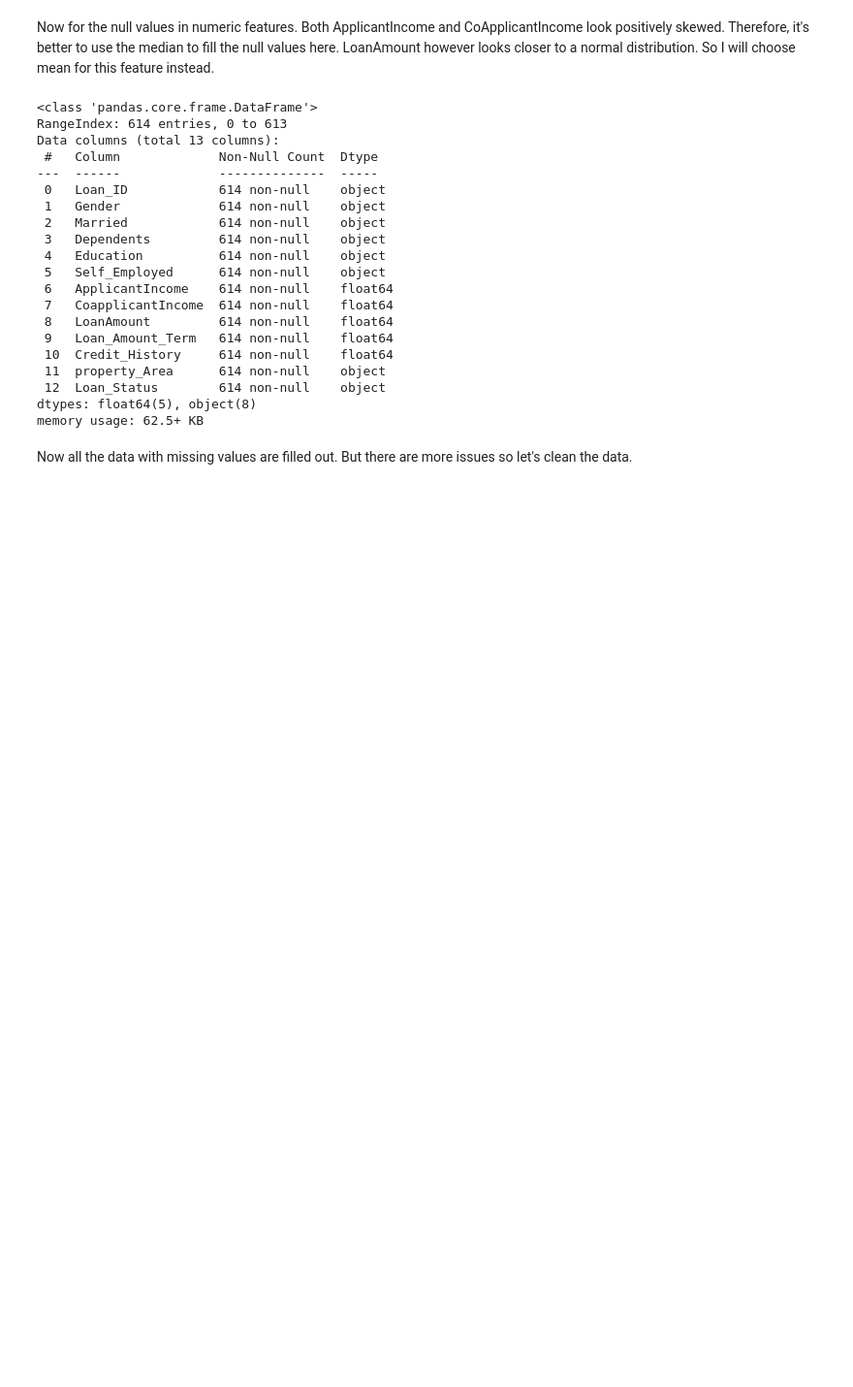
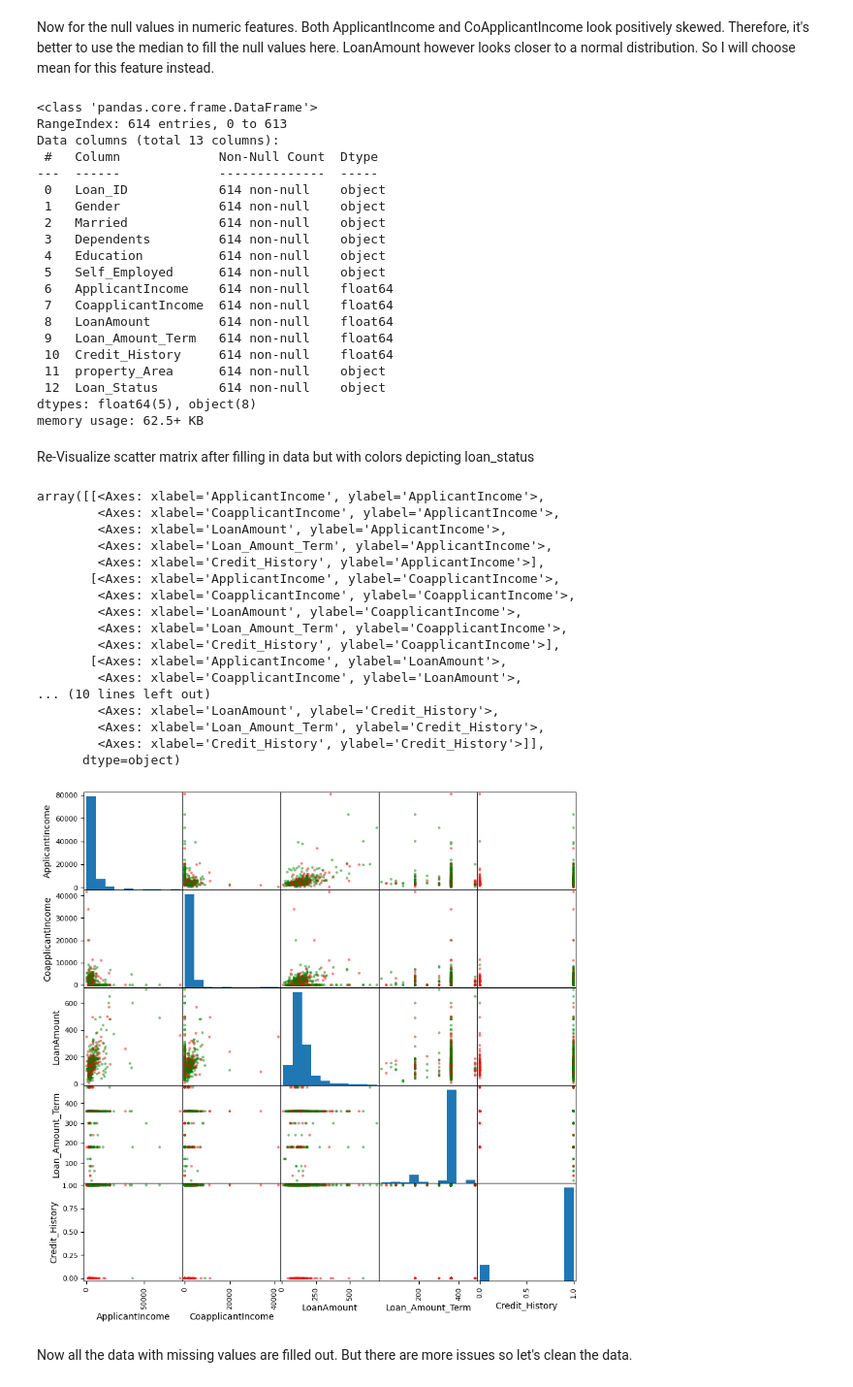
Before and after one commit to LoneCoder21/Loan-Eligibility, a Jupyter notebook: loaneligibility.ipynb, the cells around one changed output. Shown at 97% size. Drawn from its saved outputs; the diff is of its cells as text; code cells hidden in the pictures; blank space fills up the shorter version.

Commit message:
show scatter matrix colored with output labels

```diff
--- a/loaneligibility.ipynb
+++ b/loaneligibility.ipynb
@@ -253,6 +253,33 @@ Data columns (total 13 columns):
  12  Loan_Status        614 non-null    object
 dtypes: float64(5), object(8)
 memory usage: 62.5+ KB
+# %% [markdown]
+Re-Visualize scatter matrix after filling in data but with colors depicting loan_status
+# %%
+color_map = {0: 'red', 1: 'green'} # Choose red for non eligible and green if eligible
+loan_status_numeric = pd.Categorical(data['Loan_Status']).codes # convert strings to numerical values
+
+colors = [color_map[label] for label in loan_status_numeric] # create the colors for visualization based on the numerical values
+scatter_matrix(data,color=colors,figsize=(10,10)) # Visualize the data to gain insights
+# %% [output]
+array([[<Axes: xlabel='ApplicantIncome', ylabel='ApplicantIncome'>,
+        <Axes: xlabel='CoapplicantIncome', ylabel='ApplicantIncome'>,
+        <Axes: xlabel='LoanAmount', ylabel='ApplicantIncome'>,
+        <Axes: xlabel='Loan_Amount_Term', ylabel='ApplicantIncome'>,
+        <Axes: xlabel='Credit_History', ylabel='ApplicantIncome'>],
+       [<Axes: xlabel='ApplicantIncome', ylabel='CoapplicantIncome'>,
+        <Axes: xlabel='CoapplicantIncome', ylabel='CoapplicantIncome'>,
+        <Axes: xlabel='LoanAmount', ylabel='CoapplicantIncome'>,
+        <Axes: xlabel='Loan_Amount_Term', ylabel='CoapplicantIncome'>,
+        <Axes: xlabel='Credit_History', ylabel='CoapplicantIncome'>],
+       [<Axes: xlabel='ApplicantIncome', ylabel='LoanAmount'>,
+        <Axes: xlabel='CoapplicantIncome', ylabel='LoanAmount'>,
+... (10 lines left out)
+        <Axes: xlabel='LoanAmount', ylabel='Credit_History'>,
+        <Axes: xlabel='Loan_Amount_Term', ylabel='Credit_History'>,
+        <Axes: xlabel='Credit_History', ylabel='Credit_History'>]],
+      dtype=object)
+[figure, added]
 # %% [markdown]
 Now all the data with missing values are filled out. But there are more issues so let's clean the data.
 # %%
```
Also changed, not shown: parts of 3 cells of this notebook.
